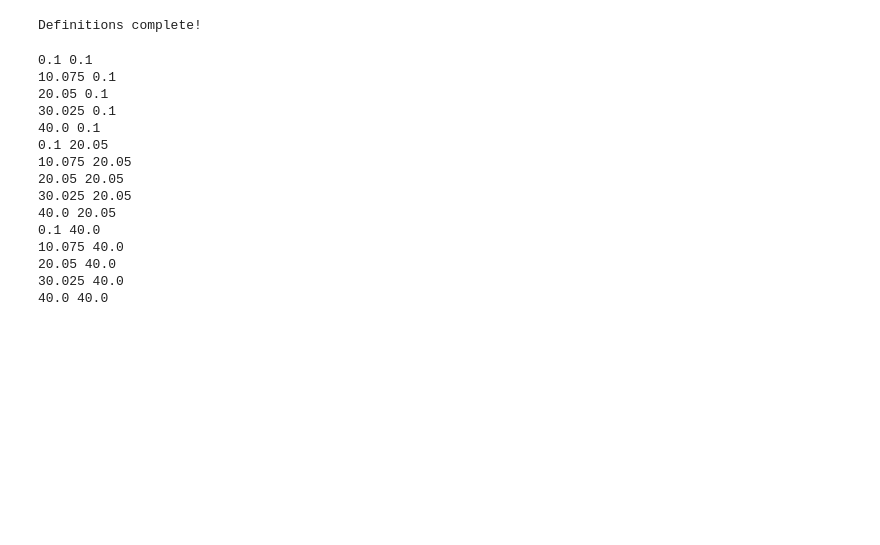
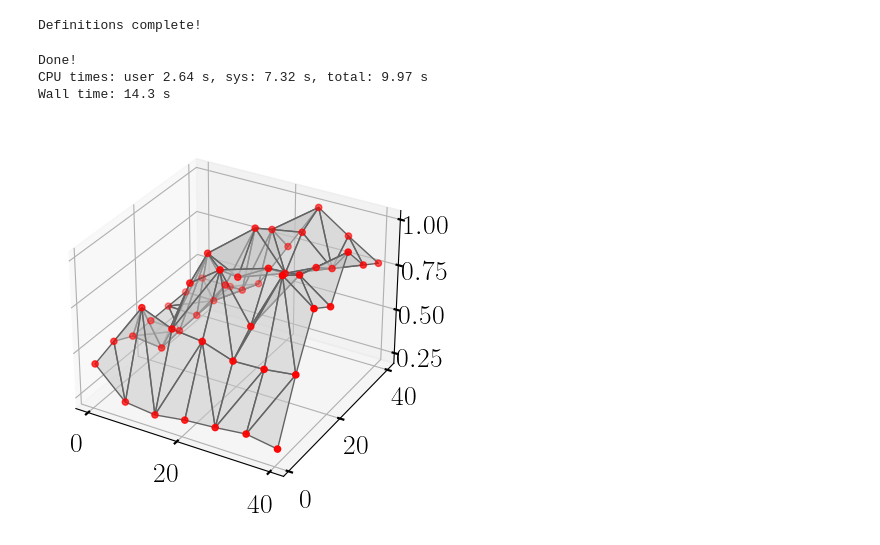
Before and after one commit to hariseldon99/periodic_lipkin, a Jupyter notebook: Reduced_IPR/LMG_whplane.ipynb, the cells around one changed output. Saved outputs shown, nothing was run; the diff lists cells and outputs as text; code cells hidden in the pictures; blank space fills up the shorter version.

```diff
--- a/Reduced_IPR/LMG_whplane.ipynb
+++ b/Reduced_IPR/LMG_whplane.ipynb
@@ -113,6 +113,7 @@ print("Definitions complete!")
 # %% [output]
 Definitions complete!
 # %%
+%%time
 from qutip import Qobj, jmat, Options
 import numpy as np
 from multiprocessing import Pool
@@ -121,7 +122,7 @@ from scipy.special import jn_zeros
 
 N = 10
 h0 = np.sqrt(3)
-nprocs = 5
+nprocs = 6
 
 
 sx = jmat(N,"x")
@@ -129,32 +130,35 @@ en, st = sx.eigenstates()
 
 def get_ipravg(h,w):
     opts = Options(nsteps=1e5, num_cpus=nprocs, openmp_threads=1)
-    params = {'h0':h0, 'h':h, 'omega':omega, 'N':N, 'opts':opts}
-    f_states = floq_evolve(params)
+    params = {'h0':h0, 'h':h, 'omega':w, 'N':N, 'opts':opts}
+    f_states = floq_evolv(params)
     ipr_avg = np.average([np.sum([np.abs(state.overlap(sx_ev))**4 for sx_ev in st]) for state in f_states])
     return ipr_avg
 
 
-omegas = np.linspace(0.1, 40, 5)
-ampls = np.linspace(0.1, 40, 3)
+omegas = np.linspace(0.1, 40, 7)
+ampls = np.linspace(1.0, 40, 7)
 
 gr = np.meshgrid(omegas, ampls)
 res = np.array(gr).reshape(2, -1).T
 
-for h, w in res:
+iprz = np.array([[w,h,get_ipravg(w,h)] for w,h, in res])
+
+print("Done!")
 # %% [output]
-0.1 0.1
-10.075 0.1
-20.05 0.1
-30.025 0.1
-40.0 0.1
-0.1 20.05
-10.075 20.05
-20.05 20.05
-30.025 20.05
-40.0 20.05
-0.1 40.0
-10.075 40.0
-20.05 40.0
-30.025 40.0
-40.0 40.0
+Done!
+CPU times: user 2.64 s, sys: 7.32 s, total: 9.97 s
+Wall time: 14.3 s
+# %%
+import matplotlib.pyplot as plt
+from mpl_toolkits.mplot3d import axes3d
+
+X,Y,Z = iprz[:,0], iprz[:,1], iprz[:,2]
+# Plot X,Y,Z
+fig = plt.figure()
+ax = fig.add_subplot(111, projection='3d')
+ax.plot_trisurf(X, Y, Z, color='white', edgecolors='grey', alpha=0.5)
+ax.scatter(X, Y, Z, c='red')
+plt.show()
+# %% [output]
+[figure, added]
```
Also changed, not shown: parts of 2 cells of this notebook.
